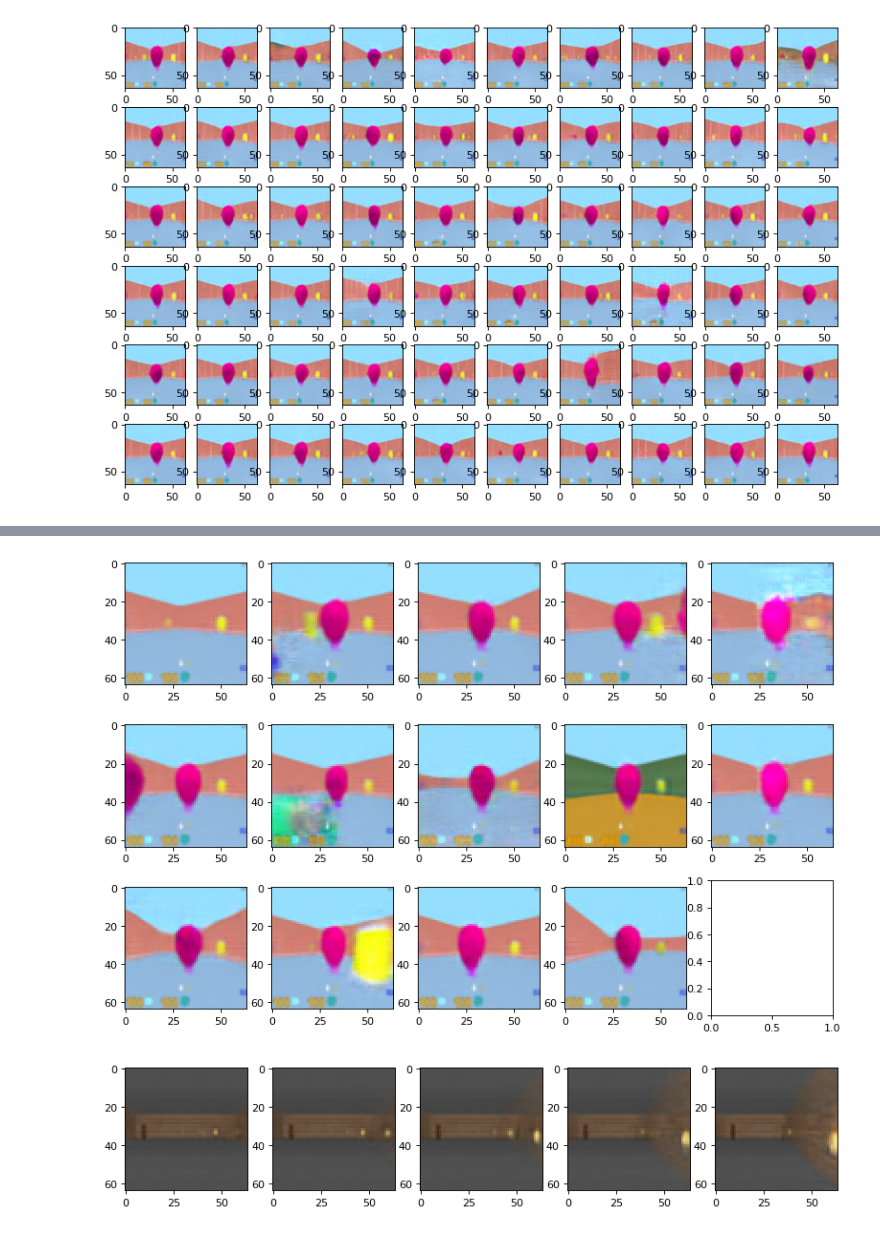
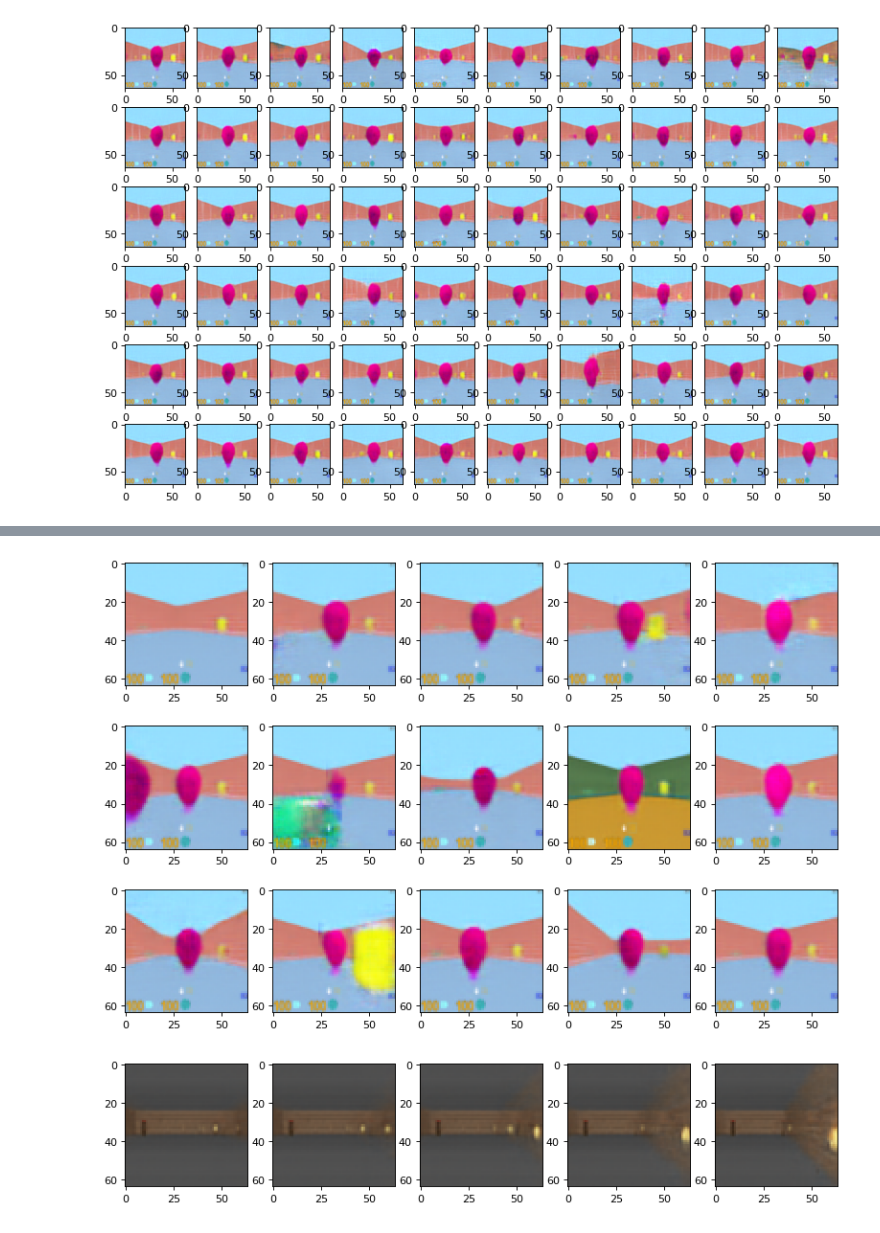
Before and after one commit to beeperman/WorldModelsExperiments, a Jupyter notebook: objects/test_vision.ipynb, the cells around one changed output, grey strips where cells are left out. Saved outputs shown, nothing was run; the diff lists cells and outputs as text; code cells hidden in the pictures.

```diff
--- a/objects/test_vision.ipynb
+++ b/objects/test_vision.ipynb
@@ -157,36 +157,36 @@ HTML(anim.to_html5_video())
 # 55back+blast- 62back 63back
 #z[0][17] = -0.27
 #i = 1
-vae.load_json(os.path.join("train_beta_vae_wm", 'b100.0_3.json'))
+vae.load_json(os.path.join("train_beta_vae", 'b100.0_13.json'))
 batch_z = vae.encode(frame)
 bb = [vae.encode(frame) for i in range(50)]
 vv = np.var(bb, axis=0)[0]
 tt = np.array([(i, vv[i], batch_z[0][i]) for i in range(len(vv)) if vv[i]<0.5])
 
 index = np.array(tt[:,0],dtype=int)
 init_value = tt[:,2]
 
 fig, ax = plt.subplots(3,5, figsize=(12,8), dpi=80)
 def update(i):
     label = 'timestep {0}'.format(i)
     # Update the line and the axes (with a new xlabel). Return a tuple of
     # "artists" that have to be redrawn for this frame.
     for j in range(min([len(index), 15])):
         z = np.copy(batch_z)
         #z = np.zeros_like(batch_z)
         #z[0][index[j]] = init_value[j] + (i - 0) * 0.1
         z[0][index[j]] += i * 0.15
         ax[j//5, j%5].imshow(vae.decode(z)[0])
     return fig, ax
 
 #reconstruct = vae.decode(z)
 #plt.imshow(reconstruct[0])
 anim = FuncAnimation(fig, update, frames=np.arange(-15, 16), interval=100)
 #plt.show()
 HTML(anim.to_html5_video())
 # %% [output]
 [interactive output not drawn]
-[figure, old version]
+[figure, new version]
 # %%
 # show reconstruction #0bqckground 4blast- 8fireballontheleft 14fireballdist+ 17pos- 18background 23background 43background
 # 55back+blast- 62back 63back
```
Also changed, not shown: parts of 1 cell of this notebook, 2 other files.
